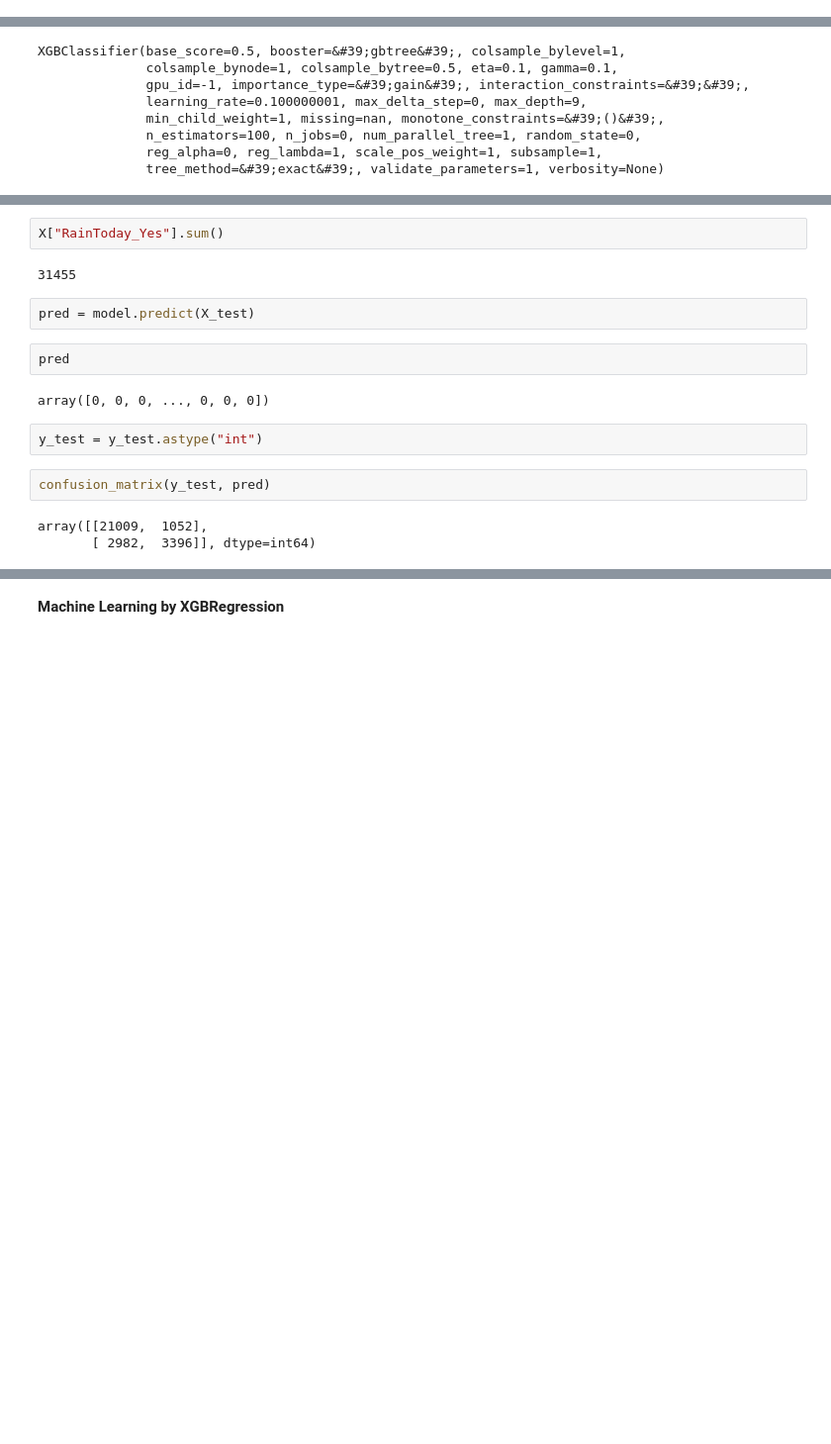
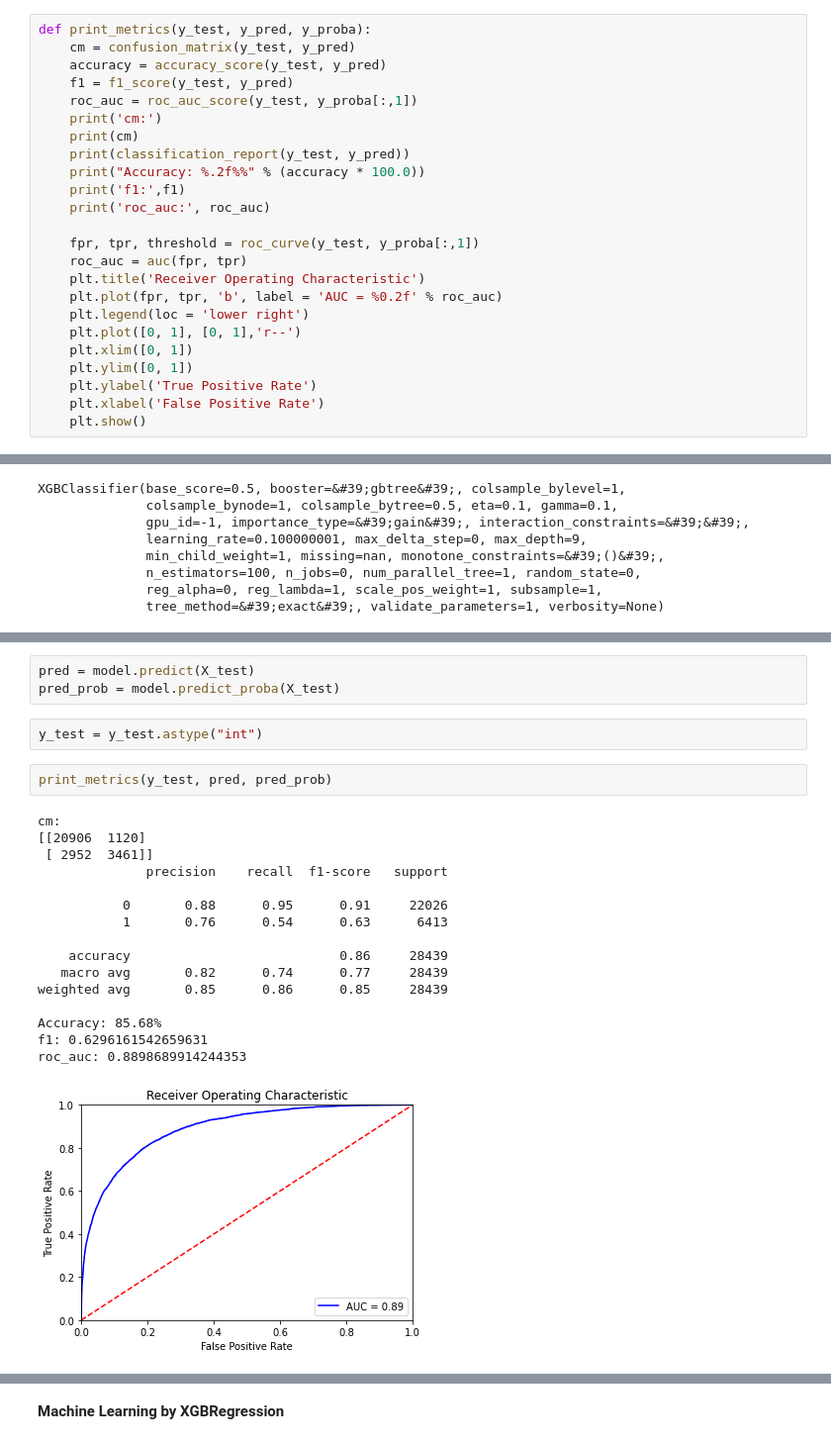
Before and after one commit to heodi510/simple_ml_project, a Jupyter notebook: JC/rain.ipynb, the cells around one changed output, grey strips where cells are left out. Shown at 99% size. Drawn from its saved outputs; the diff is of its cells as text; blank space fills up the shorter version.

```diff
--- a/JC/rain.ipynb
+++ b/JC/rain.ipynb
@@ -130,5 +111,29 @@ X
 # %% [markdown]
 <b>Machine Learning by XGBClassfier</b>
+# %%
+def print_metrics(y_test, y_pred, y_proba):
+    cm = confusion_matrix(y_test, y_pred)
+    accuracy = accuracy_score(y_test, y_pred)
+    f1 = f1_score(y_test, y_pred)
+    roc_auc = roc_auc_score(y_test, y_proba[:,1])
+    print('cm:')
+    print(cm)
+    print(classification_report(y_test, y_pred))
+    print("Accuracy: %.2f%%" % (accuracy * 100.0))
+    print('f1:',f1)
+    print('roc_auc:', roc_auc)
+
+    fpr, tpr, threshold = roc_curve(y_test, y_proba[:,1])
+    roc_auc = auc(fpr, tpr)
+    plt.title('Receiver Operating Characteristic')
+    plt.plot(fpr, tpr, 'b', label = 'AUC = %0.2f' % roc_auc)
+    plt.legend(loc = 'lower right')
+    plt.plot([0, 1], [0, 1],'r--')
+    plt.xlim([0, 1])
+    plt.ylim([0, 1])
+    plt.ylabel('True Positive Rate')
+    plt.xlabel('False Positive Rate')
+    plt.show()
 # %%
 X_train, X_test, y_train, y_test = train_test_split(X, y, test_size=0.2)
 # %%
@@ -240,17 +203,24 @@ fig.set_size_inches(20,10)
-# %%
-X["RainToday_Yes"].sum()
-# %% [output]
-31455
 # %%
 pred = model.predict(X_test)
+pred_prob = model.predict_proba(X_test)
-# %%
-pred
-# %% [output]
-array([0, 0, 0, ..., 0, 0, 0])
 # %%
 y_test = y_test.astype("int")
 # %%
-confusion_matrix(y_test, pred)
+print_metrics(y_test, pred, pred_prob)
 # %% [output]
-array([[21009,  1052],
-       [ 2982,  3396]], dtype=int64)
+cm:
+[[20906  1120]
+ [ 2952  3461]]
+              precision    recall  f1-score   support
+
+           0       0.88      0.95      0.91     22026
+           1       0.76      0.54      0.63      6413
+
+    accuracy                           0.86     28439
+   macro avg       0.82      0.74      0.77     28439
+weighted avg       0.85      0.86      0.85     28439
+
+Accuracy: 85.68%
+f1: 0.6296161542659631
+roc_auc: 0.8898689914244353
+[figure, added]
```
Also changed, not shown: parts of 58 cells of this notebook, 4 other files.
